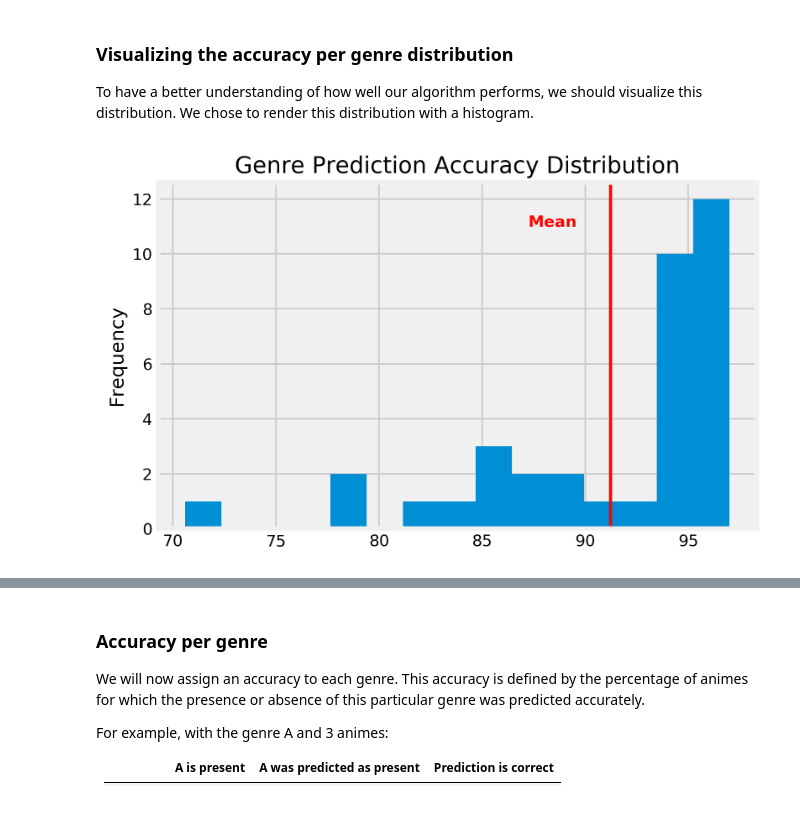
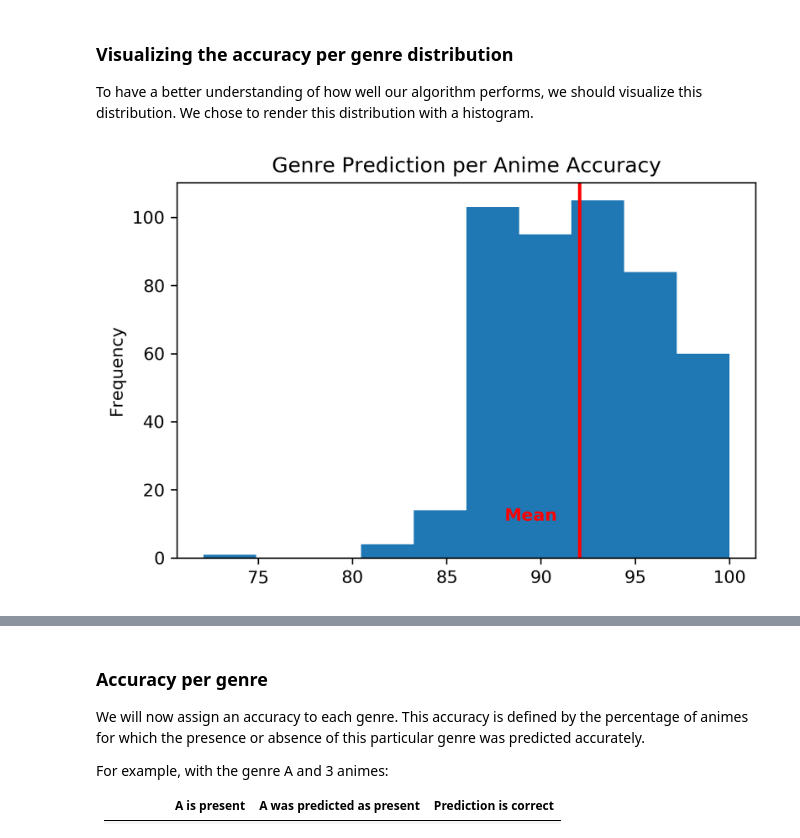
Before and after one commit to MaximeBastion/Anime_Classifier_Bayes, a Jupyter notebook: Anime_Classifier_Bayes.ipynb, the cells around one changed output, grey strips where cells are left out. Saved outputs shown, nothing was run; the diff lists cells and outputs as text; code cells hidden in the pictures; blank space fills up the shorter version.

Commit message:
doc, cleaning, maybe polotting genres relationships

```diff
--- a/Anime_Classifier_Bayes.ipynb
+++ b/Anime_Classifier_Bayes.ipynb
@@ -731,14 +731,18 @@ But how are those accuracies distributed? Are they all arounc 92%, or do we have
 To have a better understanding of how well our algorithm performs, we should visualize this distribution.
 We chose to render this distribution with a histogram.
 # %%
+import matplotlib as mpl
+import matplotlib.pyplot as plt
+import matplotlib.style as style
+
 # Matplotlib configuration
 mpl.rcParams['figure.dpi']= 300    # tells matplotlib to display inline plots at 300 DPI
 mpl.rc("savefig", dpi = 300)       # tells matplotlib to save plots at 300 DPI
 
 # Building the histogram
-graph = accuracy_df["accuracy"].plot.hist(title = "Genre Prediction Accuracy Distribution", bins = 15)
-mean = accuracy_df["accuracy"].mean()
+graph = t["accuracy"].plot.hist(title = "Genre Prediction per Anime Accuracy")
+mean = t["accuracy"].mean()
 graph.axvline(mean, color= "red", linewidth=2);    # Displays the red "Mean" vertical line. ';' prevents this line from displaying smth
 graph.text(x = mean - 4, y = 11, s = "Mean", weight = 'bold', color = "red");    # Red "Mean" line legend
 # %% [output]
-[figure, old version]
+[figure, new version]
```
Also changed, not shown: parts of 16 cells of this notebook.
